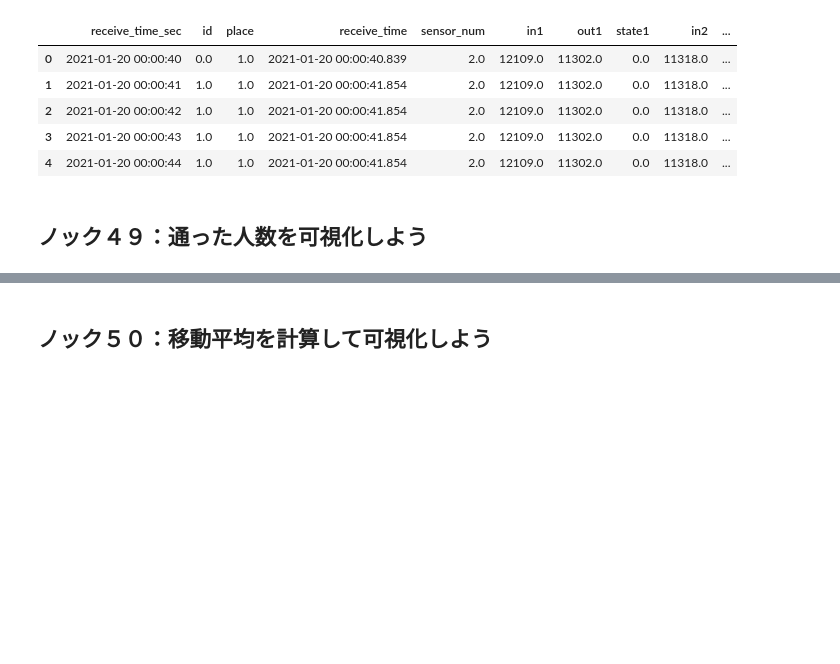
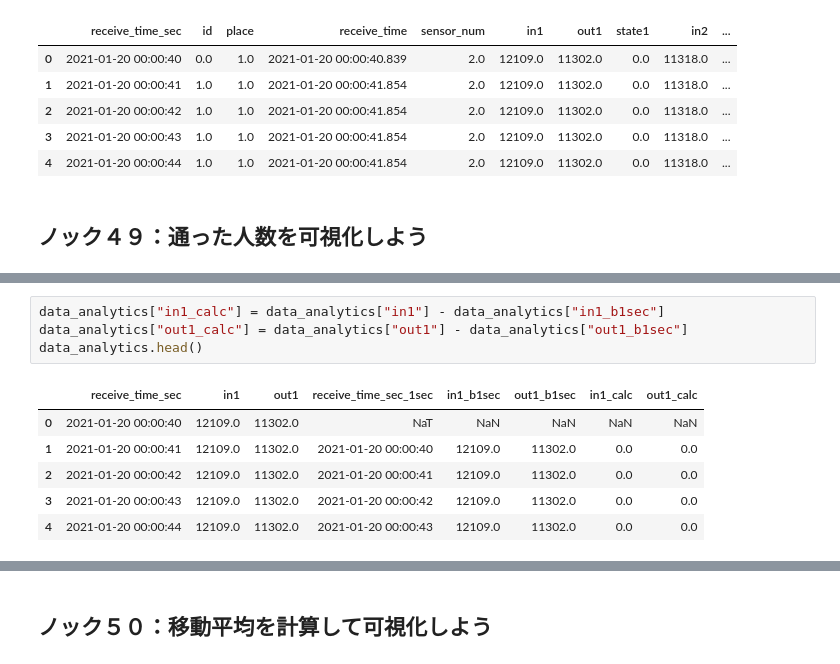
Before and after one commit to winuim/python-process-visualization-100, a Jupyter notebook: chapter-3/src/chapter-3.ipynb, the cells around one changed output, grey strips where cells are left out. Saved outputs shown, nothing was run; the diff lists cells and outputs as text; blank space fills up the shorter version.

```diff
--- a/chapter-3/src/chapter-3.ipynb
+++ b/chapter-3/src/chapter-3.ipynb
@@ -334,0 +366,11 @@ data_base_extract.head()
+# %%
+data_analytics["in1_calc"] = data_analytics["in1"] - data_analytics["in1_b1sec"]
+data_analytics["out1_calc"] = data_analytics["out1"] - data_analytics["out1_b1sec"]
+data_analytics.head()
+# %% [output]
+|  | receive_time_sec | in1 | out1 | receive_time_sec_1sec | in1_b1sec | out1_b1sec | in1_calc | out1_calc |
+| 0 | 2021-01-20 00:00:40 | 12109.0 | 11302.0 | NaT | NaN | NaN | NaN | NaN |
+| 1 | 2021-01-20 00:00:41 | 12109.0 | 11302.0 | 2021-01-20 00:00:40 | 12109.0 | 11302.0 | 0.0 | 0.0 |
+| 2 | 2021-01-20 00:00:42 | 12109.0 | 11302.0 | 2021-01-20 00:00:41 | 12109.0 | 11302.0 | 0.0 | 0.0 |
+| 3 | 2021-01-20 00:00:43 | 12109.0 | 11302.0 | 2021-01-20 00:00:42 | 12109.0 | 11302.0 | 0.0 | 0.0 |
+| 4 | 2021-01-20 00:00:44 | 12109.0 | 11302.0 | 2021-01-20 00:00:43 | 12109.0 | 11302.0 | 0.0 | 0.0 |
```
Also changed, not shown: parts of 6 cells of this notebook.
